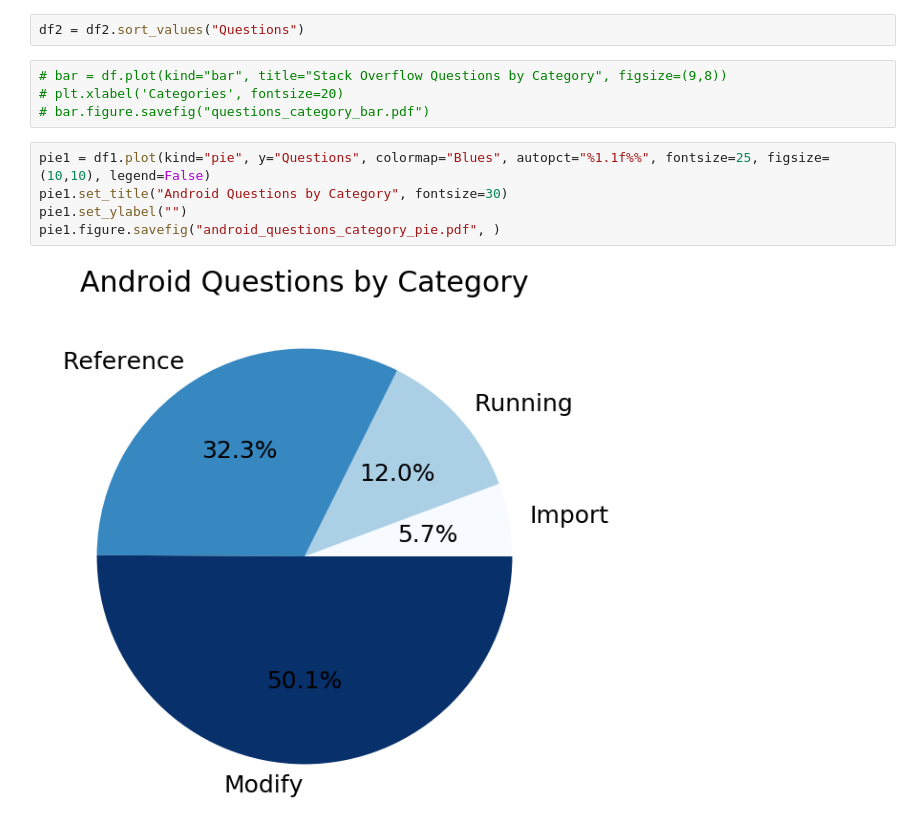
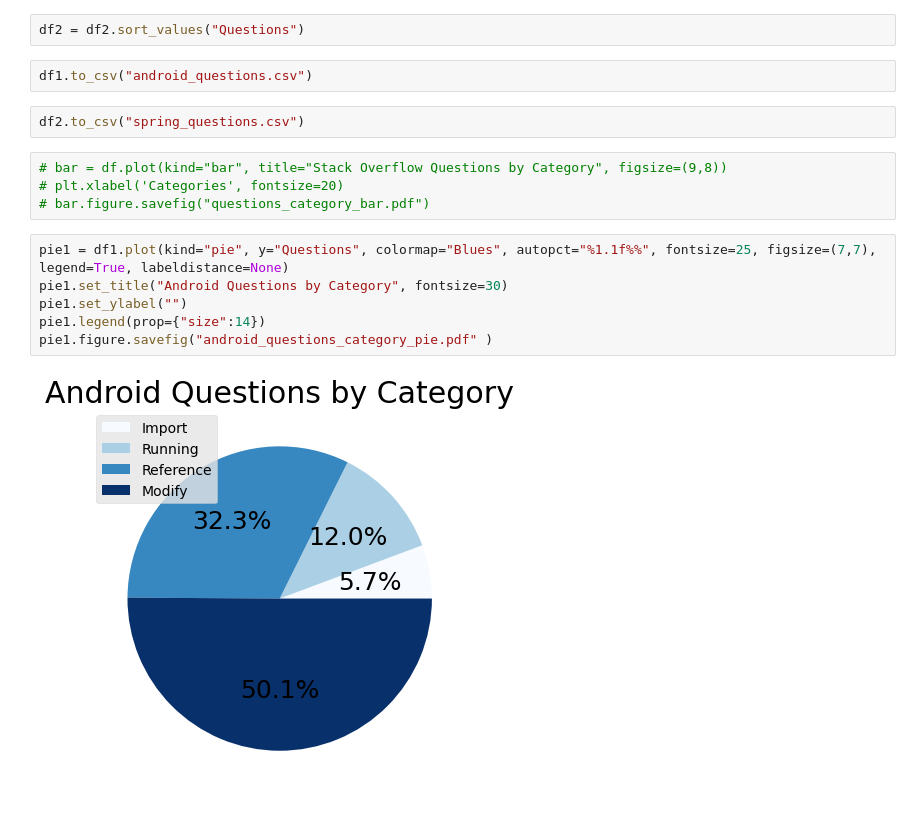
Before and after one commit to researchgroupsoma/SBES2022-CodeSamples, a Jupyter notebook: JSS/graficos stackoverflow/Untitled.ipynb, the cells around one changed output. Cells and saved outputs as stored; diff of their text form.

```diff
--- a/JSS/graficos stackoverflow/Untitled.ipynb
+++ b/JSS/graficos stackoverflow/Untitled.ipynb
@@ -19,15 +19,20 @@ df2 = df2.groupby(by="Category").sum()
 df1 = df1.sort_values("Questions")
 # %%
 df2 = df2.sort_values("Questions")
+# %%
+df1.to_csv("android_questions.csv")
+# %%
+df2.to_csv("spring_questions.csv")
 # %%
 # bar = df.plot(kind="bar", title="Stack Overflow Questions by Category", figsize=(9,8))
 # plt.xlabel('Categories', fontsize=20)
 # bar.figure.savefig("questions_category_bar.pdf")
 # %%
-pie1 = df1.plot(kind="pie", y="Questions", colormap="Blues", autopct="%1.1f%%", fontsize=25, figsize=(10,10), legend=False)
+pie1 = df1.plot(kind="pie", y="Questions", colormap="Blues", autopct="%1.1f%%", fontsize=25, figsize=(7,7), legend=True, labeldistance=None)
 pie1.set_title("Android Questions by Category", fontsize=30)
 pie1.set_ylabel("")
-pie1.figure.savefig("android_questions_category_pie.pdf", )
+pie1.legend(prop={"size":14})
+pie1.figure.savefig("android_questions_category_pie.pdf" )
 # %% [output]
-[figure, old version]
+[figure, new version]
 # %%
```
Also changed, not shown: parts of 1 cell of this notebook, 38 other files.
